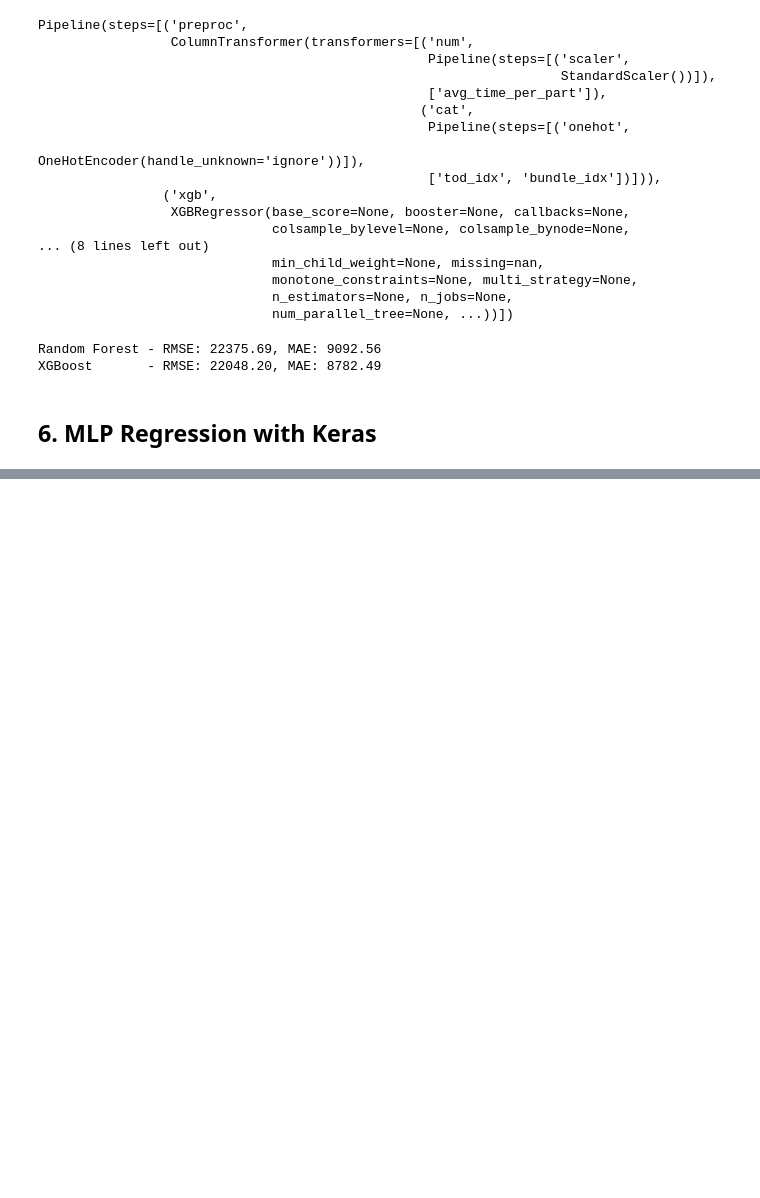
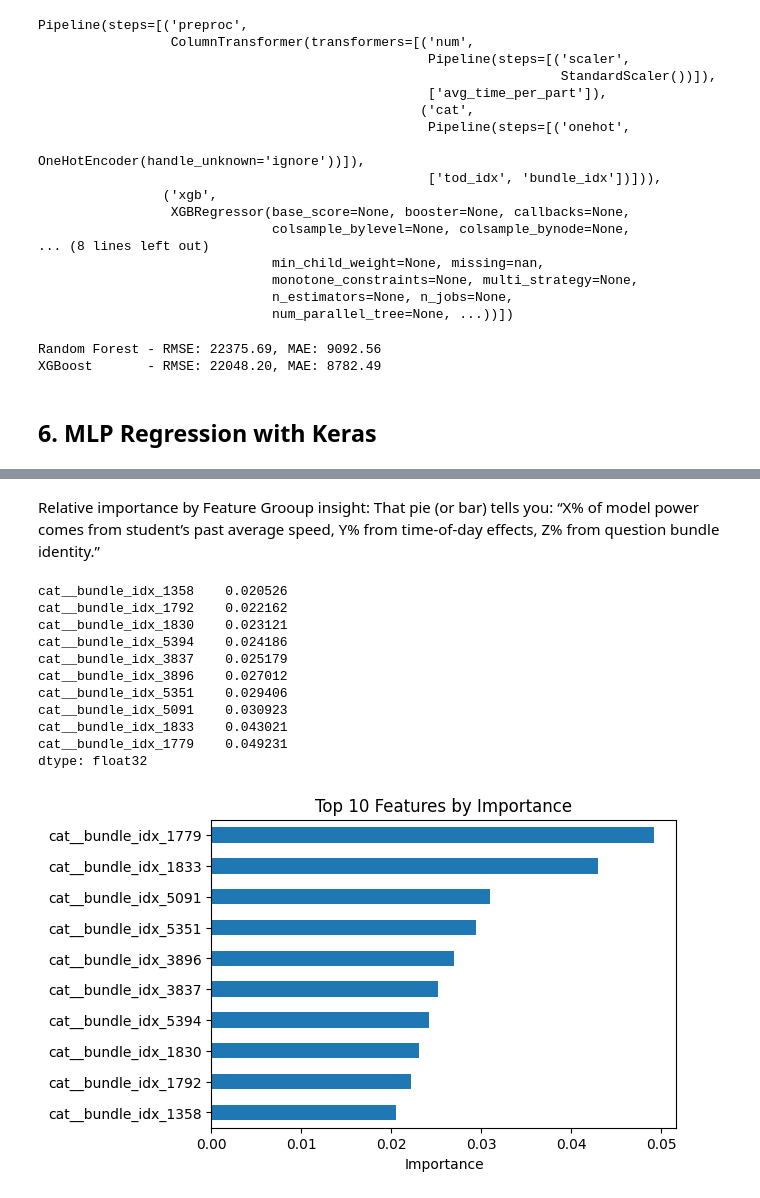
Before and after one commit to MoStrick/CapstoneProject_LearningPatterns, a Jupyter notebook: ML_Response_Time_Regression.ipynb, the cells around one changed output, grey strips where cells are left out. Drawn from its saved outputs; the diff is of its cells as text; code cells hidden in the pictures; blank space fills up the shorter version.

```diff
--- a/ML_Response_Time_Regression.ipynb
+++ b/ML_Response_Time_Regression.ipynb
@@ -347,0 +472,23 @@ plt.show()
+# %% [markdown]
+Relative importance by Feature Grooup insight: That pie (or bar) tells you: “X% of model power comes from student’s past average speed, Y% from time‐of‐day effects, Z% from question bundle identity.”
+# %%
+# Show the top 10 most important features
+top10 = imp_series.tail(10).sort_values(ascending=True)
+print(top10)
+top10.plot.barh(figsize=(6,4))
+plt.title("Top 10 Features by Importance")
+plt.xlabel("Importance")
+plt.show()
+# %% [output]
+cat__bundle_idx_1358    0.020526
+cat__bundle_idx_1792    0.022162
+cat__bundle_idx_1830    0.023121
+cat__bundle_idx_5394    0.024186
+cat__bundle_idx_3837    0.025179
+cat__bundle_idx_3896    0.027012
+cat__bundle_idx_5351    0.029406
+cat__bundle_idx_5091    0.030923
+cat__bundle_idx_1833    0.043021
+cat__bundle_idx_1779    0.049231
+dtype: float32
+[figure, added]
```
Also changed, not shown: parts of 42 cells of this notebook, 1 other file.
